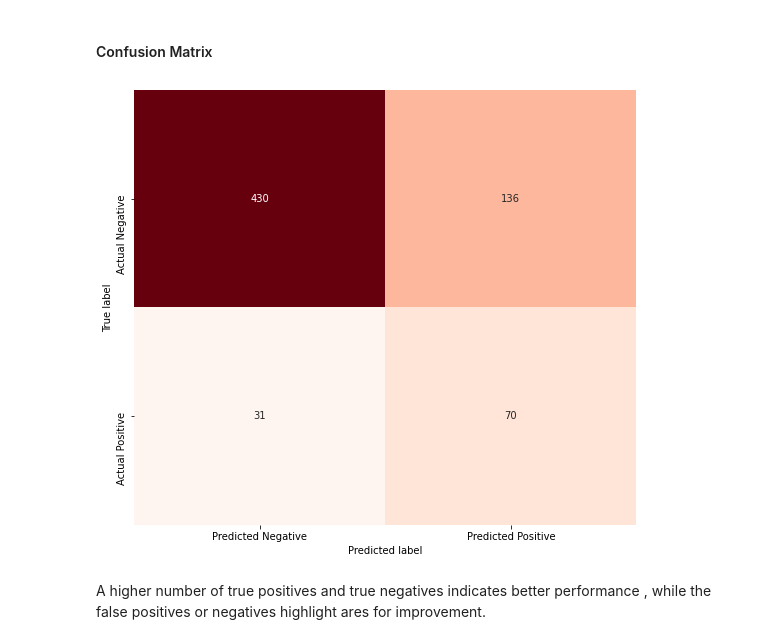
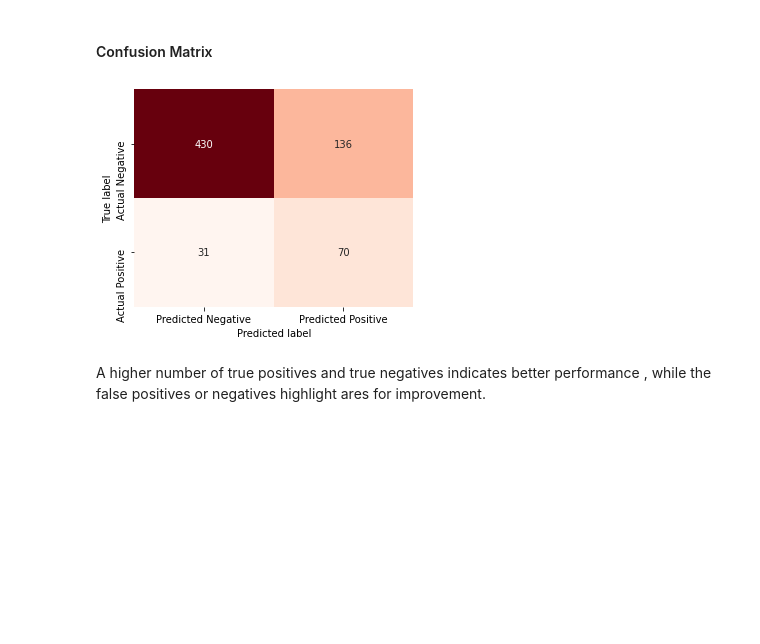
Before and after one commit to TabbyMirara47/phase_3_project, a Jupyter notebook: syriatel_customer _churn.ipynb, the cells around one changed output. Drawn from its saved outputs; the diff is of its cells as text; code cells hidden in the pictures; blank space fills up the shorter version.

Commit message:
Add Images

```diff
--- a/syriatel_customer _churn.ipynb
+++ b/syriatel_customer _churn.ipynb
@@ -537,21 +537,21 @@ auc_lr: 0.7263933107091629
 # %%
 #generate predictions on the test set
 y_pred = logreg.predict(X_test)
 
 #confusion matrix
 conf_matrix= confusion_matrix(y_test, y_pred)
 
 #visualization of the matrix
-plt.figure(figsize=(9,8))
+plt.figure(figsize=(5,4))
 sns.heatmap(conf_matrix, annot=True, cmap='Reds', fmt='g', cbar=False,
             xticklabels=['Predicted Negative', 'Predicted Positive'],
             yticklabels=['Actual Negative', 'Actual Positive'])
 plt.xlabel('Predicted label')
 plt.ylabel('True label')
 #plt.title( 'Confusion Matrix')
 plt.show()
 # %% [output]
-[figure, old version]
+[figure, new version]
 # %% [markdown]
 A higher number of true positives and true negatives indicates better performance , while the false positives or negatives highlight ares for improvement.
 # %% [markdown]
```
Also changed, not shown: parts of 2 cells of this notebook, 4 other files.
